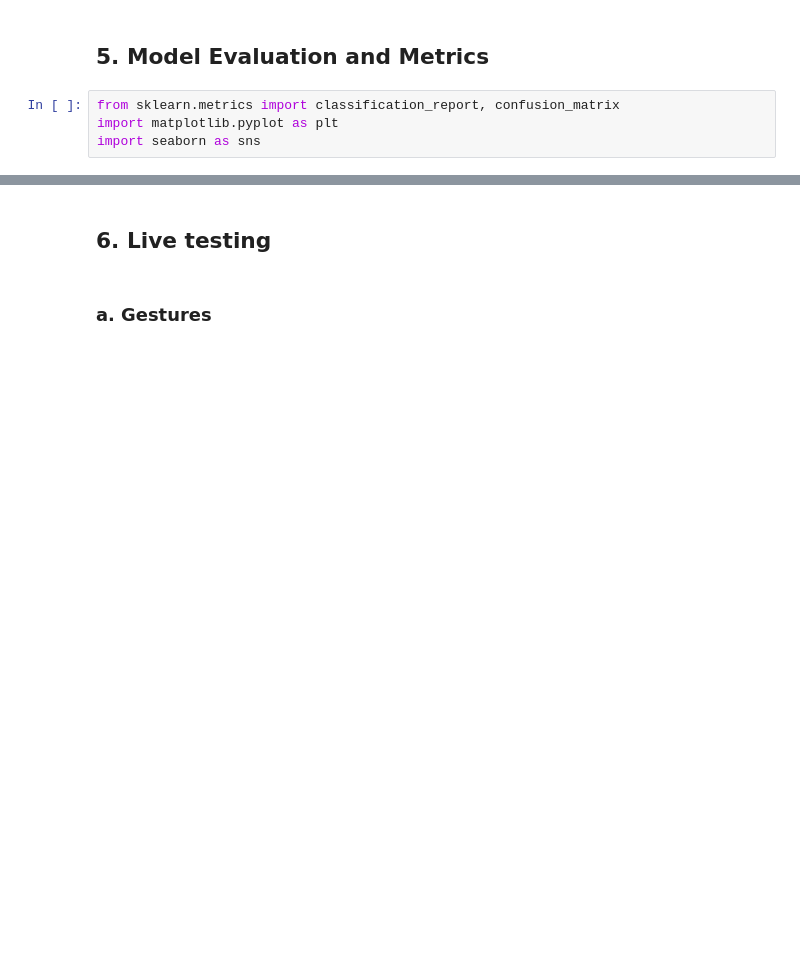
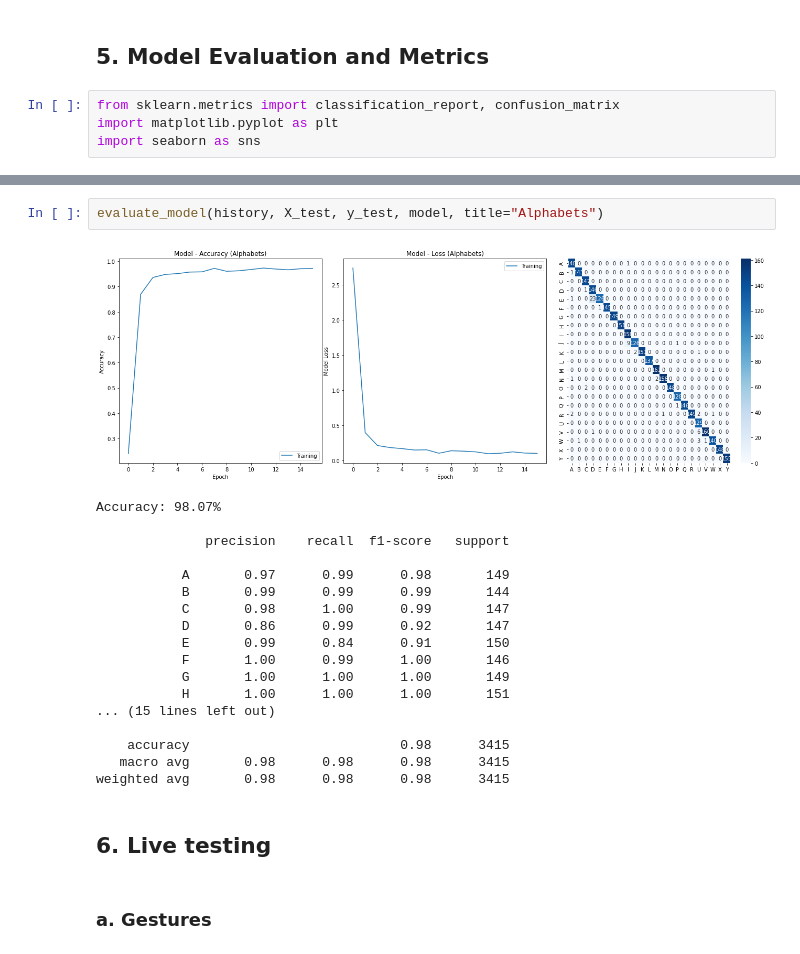
Before and after one commit to Srinivas-Natarajan/Gesture-Recognition-for-Sign-Language-Translation, a Jupyter notebook: Gesture Training.ipynb, the cells around one changed output, grey strips where cells are left out. Saved outputs shown, nothing was run; the diff lists cells and outputs as text; blank space fills up the shorter version.

```diff
--- a/Gesture Training.ipynb
+++ b/Gesture Training.ipynb
@@ -444,3 +563,24 @@ weighted avg       0.94      0.92      0.92      2459
+# %%
+evaluate_model(history, X_test, y_test, model, title="Alphabets")
+# %% [output]
+[figure, added]
+Accuracy: 98.07%
+
+              precision    recall  f1-score   support
+
+           A       0.97      0.99      0.98       149
+           B       0.99      0.99      0.99       144
+           C       0.98      1.00      0.99       147
+           D       0.86      0.99      0.92       147
+           E       0.99      0.84      0.91       150
+           F       1.00      0.99      1.00       146
+           G       1.00      1.00      1.00       149
+           H       1.00      1.00      1.00       151
+... (15 lines left out)
+
+    accuracy                           0.98      3415
+   macro avg       0.98      0.98      0.98      3415
+weighted avg       0.98      0.98      0.98      3415
 # %% [markdown]
 ## **6. Live testing**
 # %% [markdown]
```
Also changed, not shown: parts of 39 cells of this notebook, 18 other files.
